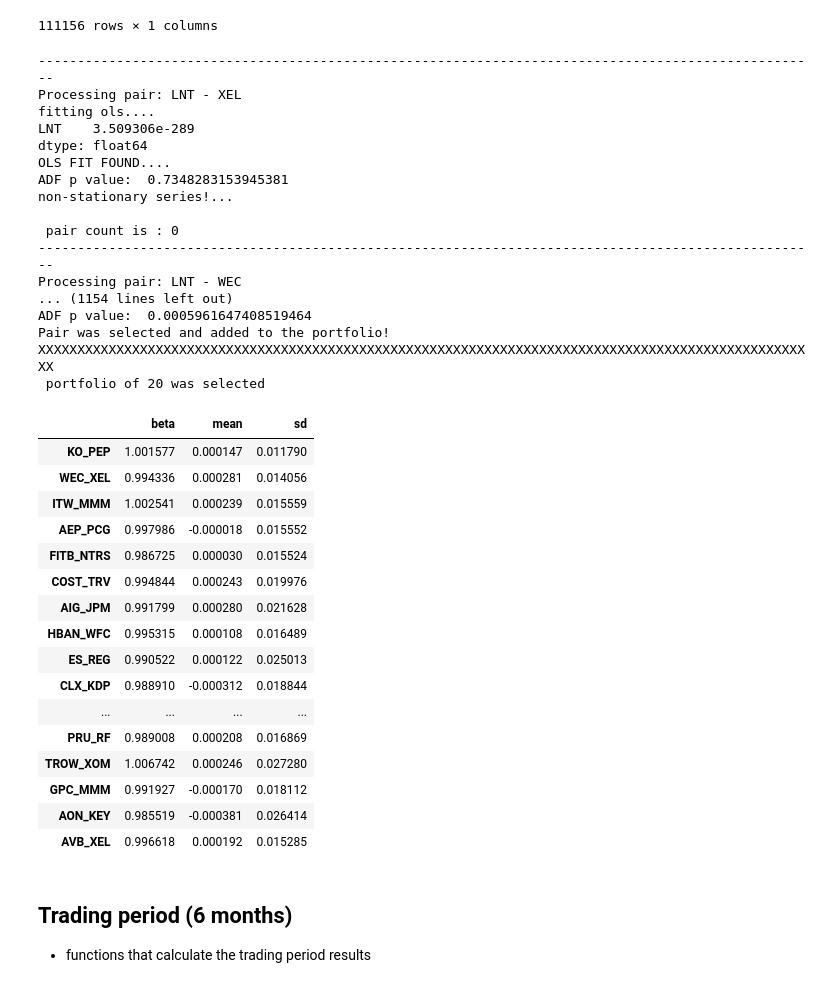
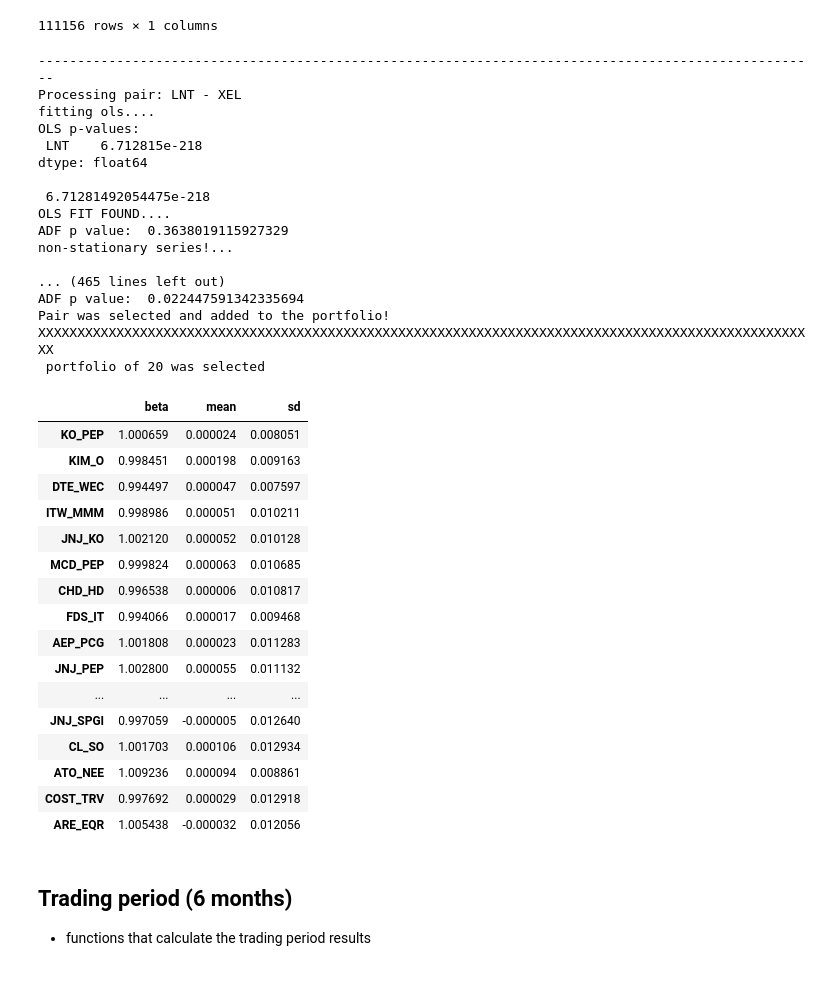
Before and after one commit to J4KU81409/master_thesis, a Jupyter notebook: stock_selection_hossein.ipynb, the cells around one changed output. Drawn from its saved outputs; the diff is of its cells as text; code cells hidden in the pictures.

```diff
--- a/stock_selection_hossein.ipynb
+++ b/stock_selection_hossein.ipynb
@@ -120,6 +119,7 @@ ssd_df
 # %%
+
 #test pairs from the 100 days test formation period
-pairs = pd.read_csv("C:/Users/adamt/OneDrive - Wirtschaftsuniversität Wien - IT-SERVICES/Desktop/masterThesis/pairs_test.csv", index_col=0)
+pairs = pd.read_csv("C:/Users/adamt/OneDrive - Wirtschaftsuniversität Wien - IT-SERVICES/Desktop/masterThesis/test_files/calculate_and_sort_test_result.csv", index_col=0)
 
 def select_cointegrated_pairs(stocks: pd.DataFrame, pairs: pd.DataFrame) -> pd.DataFrame:
     """
@@ -146,9 +146,6 @@ def select_cointegrated_pairs(stocks: pd.DataFrame, pairs: pd.DataFrame) -> pd.D
         x = data[stock1]  # No sm.add_constant()
         y = data[stock2]
 
-        # Fit OLS regression
-        model = sm.OLS(y, x).fit()
-
         try:
             model = sm.OLS(y,x).fit()
             print("fitting ols....")
@@ -156,6 +153,8 @@ def select_cointegrated_pairs(stocks: pd.DataFrame, pairs: pd.DataFrame) -> pd.D
             print(f"Error during OLS fit: {e}")
 
         ols_pvalue = model.pvalues.iloc[0]
+        print("OLS p-values:\n", model.pvalues)
+        print("\n",ols_pvalue)
 
         # if there is no linear relationship, continue
         if ols_pvalue > 0.05 or math.isnan(ols_pvalue):
@@ -180,56 +179,57 @@ def select_cointegrated_pairs(stocks: pd.DataFrame, pairs: pd.DataFrame) -> pd.D
             # Assign to DataFrame
             portfolio.loc[pair, 'beta'] = model.params.iloc[0]
             portfolio.loc[pair, 'mean'] = np.mean(residuals)
             portfolio.loc[pair, 'sd'] = np.std(residuals)
             pair_count += 1
         else:
             print("non-stationary series!...")
 
         if pair_count == 20:
             print(100*"X", "\n portfolio of 20 was selected")
             break
 
         print("\n pair count is :", pair_count)
 
     return portfolio
 
 portfolio = select_cointegrated_pairs(stocks_formation, pairs)
+#portfolio.to_csv("C:/Users/adamt/OneDrive - Wirtschaftsuniversität Wien - IT-SERVICES/Desktop/masterThesis/test_files/select_cointegrated_pairs_test_result.csv")
 portfolio
 # %% [output]
 ----------------------------------------------------------------------------------------------------
 Processing pair: LNT - XEL
 fitting ols....
-LNT    3.509306e-289
+OLS p-values:
+ LNT    6.712815e-218
 dtype: float64
+
+ 6.71281492054475e-218
 OLS FIT FOUND....
-ADF p value:  0.7348283153945381
+ADF p value:  0.3638019115927329
 non-stationary series!...
 
- pair count is : 0
-----------------------------------------------------------------------------------------------------
-Processing pair: LNT - WEC
-... (1154 lines left out)
-ADF p value:  0.0005961647408519464
+... (465 lines left out)
+ADF p value:  0.022447591342335694
 Pair was selected and added to the portfolio!
 XXXXXXXXXXXXXXXXXXXXXXXXXXXXXXXXXXXXXXXXXXXXXXXXXXXXXXXXXXXXXXXXXXXXXXXXXXXXXXXXXXXXXXXXXXXXXXXXXXXX
  portfolio of 20 was selected
 |  | beta | mean | sd |
-| KO_PEP | 1.001577 | 0.000147 | 0.011790 |
-| WEC_XEL | 0.994336 | 0.000281 | 0.014056 |
-| ITW_MMM | 1.002541 | 0.000239 | 0.015559 |
-| AEP_PCG | 0.997986 | -0.000018 | 0.015552 |
-| FITB_NTRS | 0.986725 | 0.000030 | 0.015524 |
-| COST_TRV | 0.994844 | 0.000243 | 0.019976 |
-| AIG_JPM | 0.991799 | 0.000280 | 0.021628 |
-| HBAN_WFC | 0.995315 | 0.000108 | 0.016489 |
-| ES_REG | 0.990522 | 0.000122 | 0.025013 |
-| CLX_KDP | 0.988910 | -0.000312 | 0.018844 |
+| KO_PEP | 1.000659 | 0.000024 | 0.008051 |
+| KIM_O | 0.998451 | 0.000198 | 0.009163 |
+| DTE_WEC | 0.994497 | 0.000047 | 0.007597 |
+| ITW_MMM | 0.998986 | 0.000051 | 0.010211 |
+| JNJ_KO | 1.002120 | 0.000052 | 0.010128 |
+| MCD_PEP | 0.999824 | 0.000063 | 0.010685 |
+| CHD_HD | 0.996538 | 0.000006 | 0.010817 |
+| FDS_IT | 0.994066 | 0.000017 | 0.009468 |
+| AEP_PCG | 1.001808 | 0.000023 | 0.011283 |
+| JNJ_PEP | 1.002800 | 0.000055 | 0.011132 |
 | ... | ... | ... | ... |
-| PRU_RF | 0.989008 | 0.000208 | 0.016869 |
-| TROW_XOM | 1.006742 | 0.000246 | 0.027280 |
-| GPC_MMM | 0.991927 | -0.000170 | 0.018112 |
-| AON_KEY | 0.985519 | -0.000381 | 0.026414 |
-| AVB_XEL | 0.996618 | 0.000192 | 0.015285 |
+| JNJ_SPGI | 0.997059 | -0.000005 | 0.012640 |
+| CL_SO | 1.001703 | 0.000106 | 0.012934 |
+| ATO_NEE | 1.009236 | 0.000094 | 0.008861 |
+| COST_TRV | 0.997692 | 0.000029 | 0.012918 |
+| ARE_EQR | 1.005438 | -0.000032 | 0.012056 |
 # %% [markdown]
 ## Trading period (6 months)
 - functions that calculate the trading period results
```
Also changed, not shown: parts of 9 cells of this notebook.
